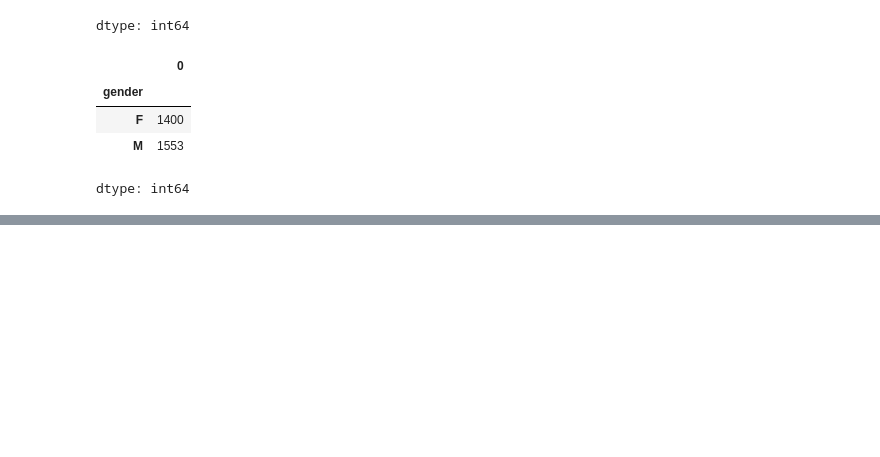
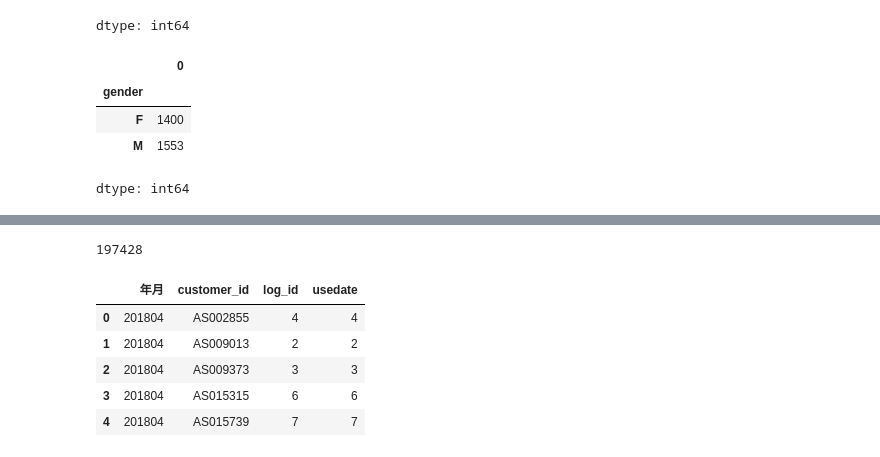
Before and after one commit to newstage75/python_data_analysis_100knock, a Jupyter notebook: 第3章/【機械学習】顧客の全体像を把握する10本ノック.ipynb, the cells around one changed output, grey strips where cells are left out. Drawn from its saved outputs; the diff is of its cells as text; code cells hidden in the pictures; blank space fills up the shorter version.

```diff
--- a/第3章/【機械学習】顧客の全体像を把握する10本ノック.ipynb
+++ b/第3章/【機械学習】顧客の全体像を把握する10本ノック.ipynb
@@ -234,0 +246,4 @@ dtype: int64
+# %%
+print(len(uselog))
+# %% [output]
+197428
@@ -234,0 +254,9 @@ dtype: int64
+# %%
+uselog_months.head()
+# %% [output]
+|  | 年月 | customer_id | log_id | usedate |
+| 0 | 201804 | AS002855 | 4 | 4 |
+| 1 | 201804 | AS009013 | 2 | 2 |
+| 2 | 201804 | AS009373 | 3 | 3 |
+| 3 | 201804 | AS015315 | 6 | 6 |
+| 4 | 201804 | AS015739 | 7 | 7 |
```
Also changed, not shown: parts of 9 cells of this notebook.
